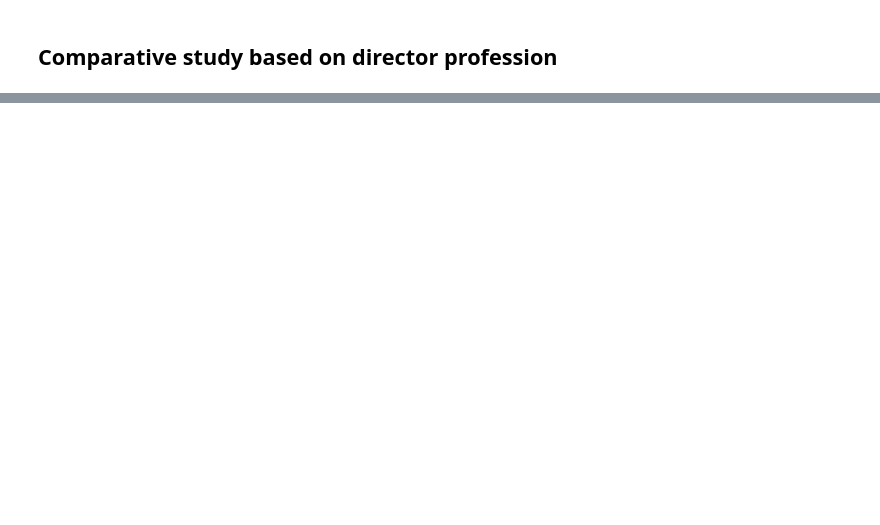
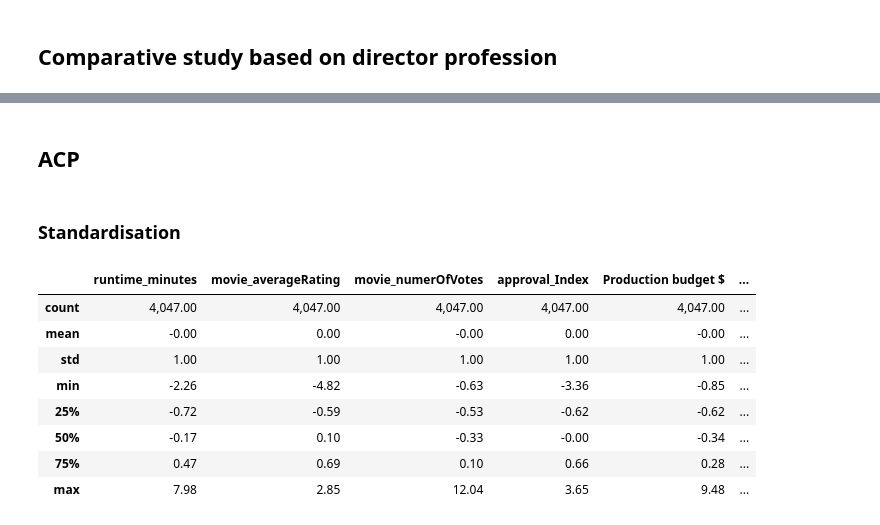
Before and after one commit to salhi-mohamed/CinemaLab, a Jupyter notebook: Untitled-1.ipynb, the cells around one changed output, grey strips where cells are left out. Saved outputs shown, nothing was run; the diff lists cells and outputs as text; code cells hidden in the pictures; blank space fills up the shorter version.

```diff
--- a/Untitled-1.ipynb
+++ b/Untitled-1.ipynb
@@ -284,0 +254,32 @@ See the caveats in the documentation: https://pandas.pydata.org/pandas-docs/stab
+# %% [markdown]
+## ACP
+# %% [markdown]
+### Standardisation
+# %%
+import pandas as pd
+from sklearn.preprocessing import StandardScaler
+
+# Copier le dataframe initial
+df_standardized = df_clean.copy()
+
+# Liste des variables quantitatives (en excluant les variables non quantitatives)
+quantitative_cols = df_standardized.select_dtypes(include=['float64', 'int64']).columns.tolist()
+
+# Initialiser le StandardScaler
+scaler = StandardScaler()
+
+# Appliquer la standardisation
+df_standardized[quantitative_cols] = scaler.fit_transform(df_standardized[quantitative_cols])
+
+# Afficher un aperçu du dataframe standardisé
+df_standardized.describe()
+# %% [output]
+|  | runtime_minutes | movie_averageRating | movie_numerOfVotes | approval_Index | Production budget $ | ... |
+| count | 4,047.00 | 4,047.00 | 4,047.00 | 4,047.00 | 4,047.00 | ... |
+| mean | -0.00 | 0.00 | -0.00 | 0.00 | -0.00 | ... |
+| std | 1.00 | 1.00 | 1.00 | 1.00 | 1.00 | ... |
+| min | -2.26 | -4.82 | -0.63 | -3.36 | -0.85 | ... |
+| 25% | -0.72 | -0.59 | -0.53 | -0.62 | -0.62 | ... |
+| 50% | -0.17 | 0.10 | -0.33 | -0.00 | -0.34 | ... |
+| 75% | 0.47 | 0.69 | 0.10 | 0.66 | 0.28 | ... |
+| max | 7.98 | 2.85 | 12.04 | 3.65 | 9.48 | ... |
```
Also changed, not shown: parts of 5 cells of this notebook, 1 other file.
